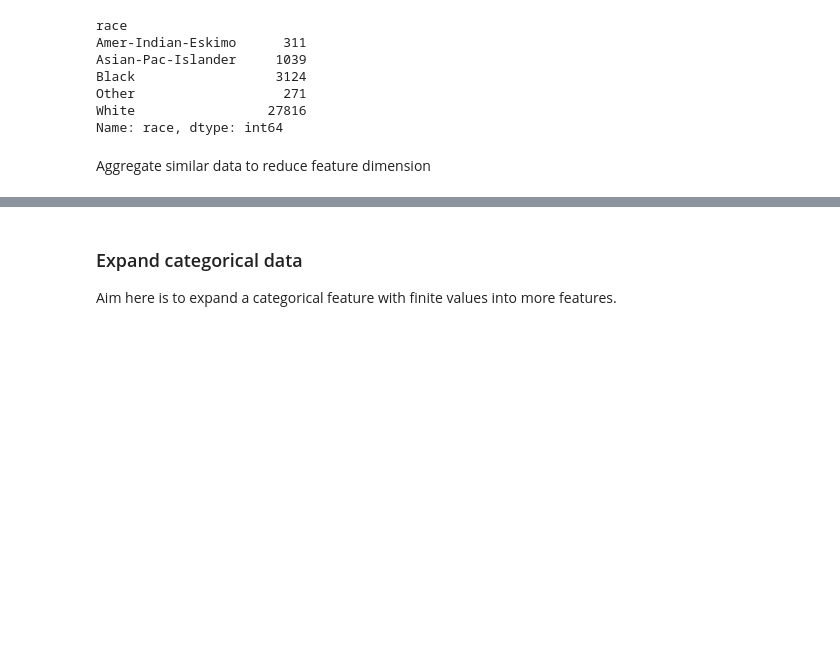
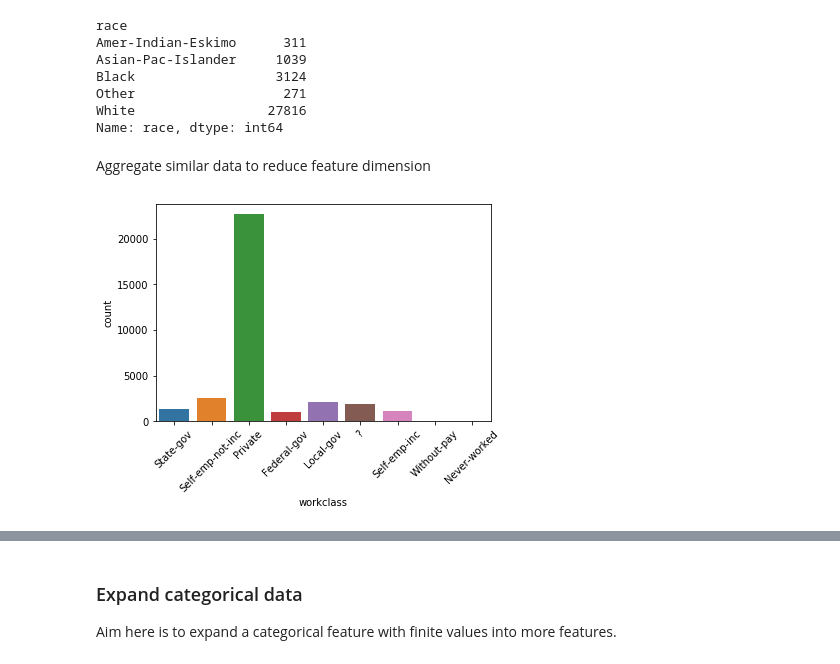
Before and after one commit to giacomo-montibeller/from-0-to-ml, a Jupyter notebook: data/from_0_to_ml.ipynb, the cells around one changed output, grey strips where cells are left out. Drawn from its saved outputs; the diff is of its cells as text; code cells hidden in the pictures; blank space fills up the shorter version.

```diff
--- a/data/from_0_to_ml.ipynb
+++ b/data/from_0_to_ml.ipynb
@@ -66,6 +113,12 @@ White                 27816
 Name: race, dtype: int64
 # %% [markdown]
 Aggregate similar data to reduce feature dimension
+# %%
+sns.countplot(x="workclass", data=dataset)
+plt.xticks(rotation=45)
+plt.show()
+# %% [output]
+[figure, added]
 # %%
 def replace_on_condition(dataset, column_name, condition_value, replace_value):
     condition = dataset.loc[:, column_name].str.contains(condition_value)
```
Also changed, not shown: parts of 26 cells of this notebook.
